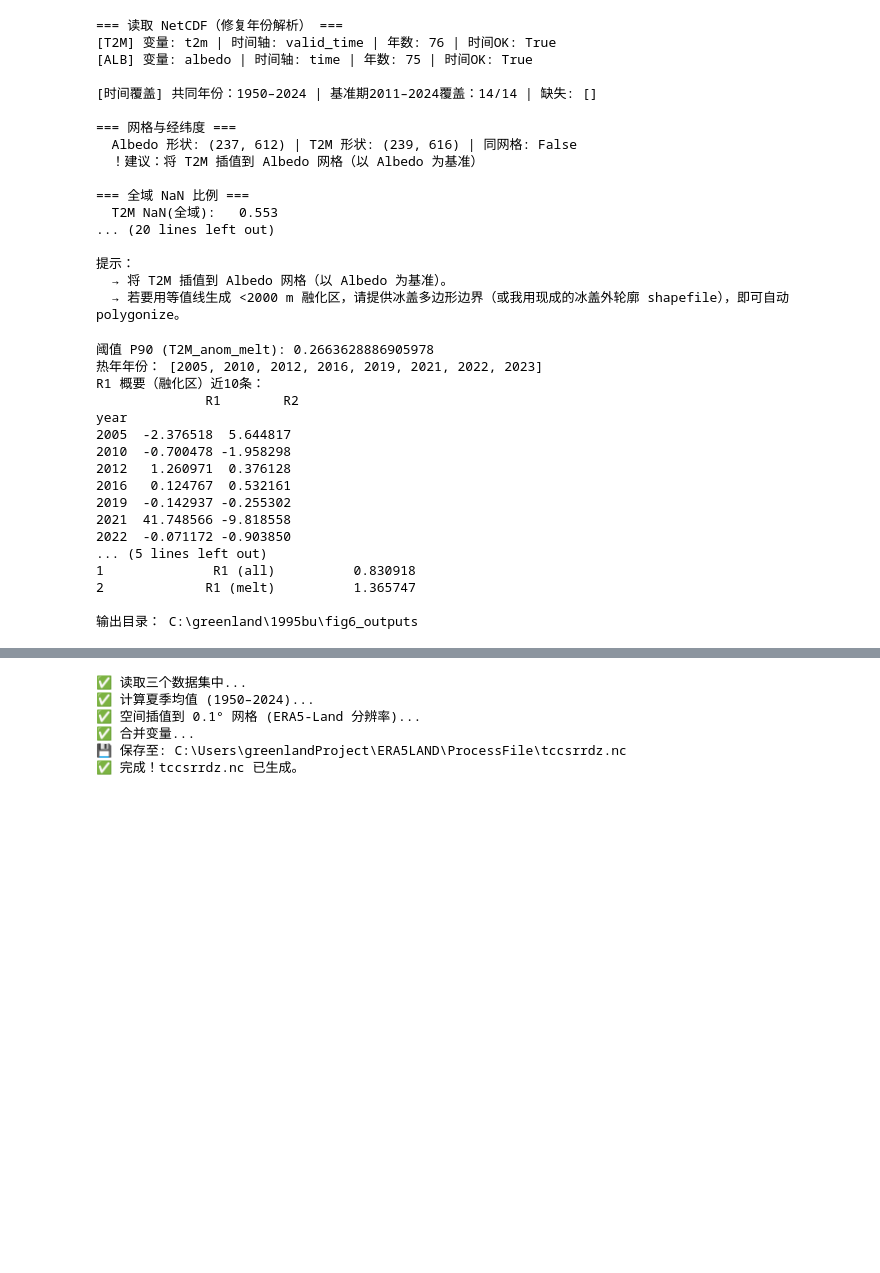
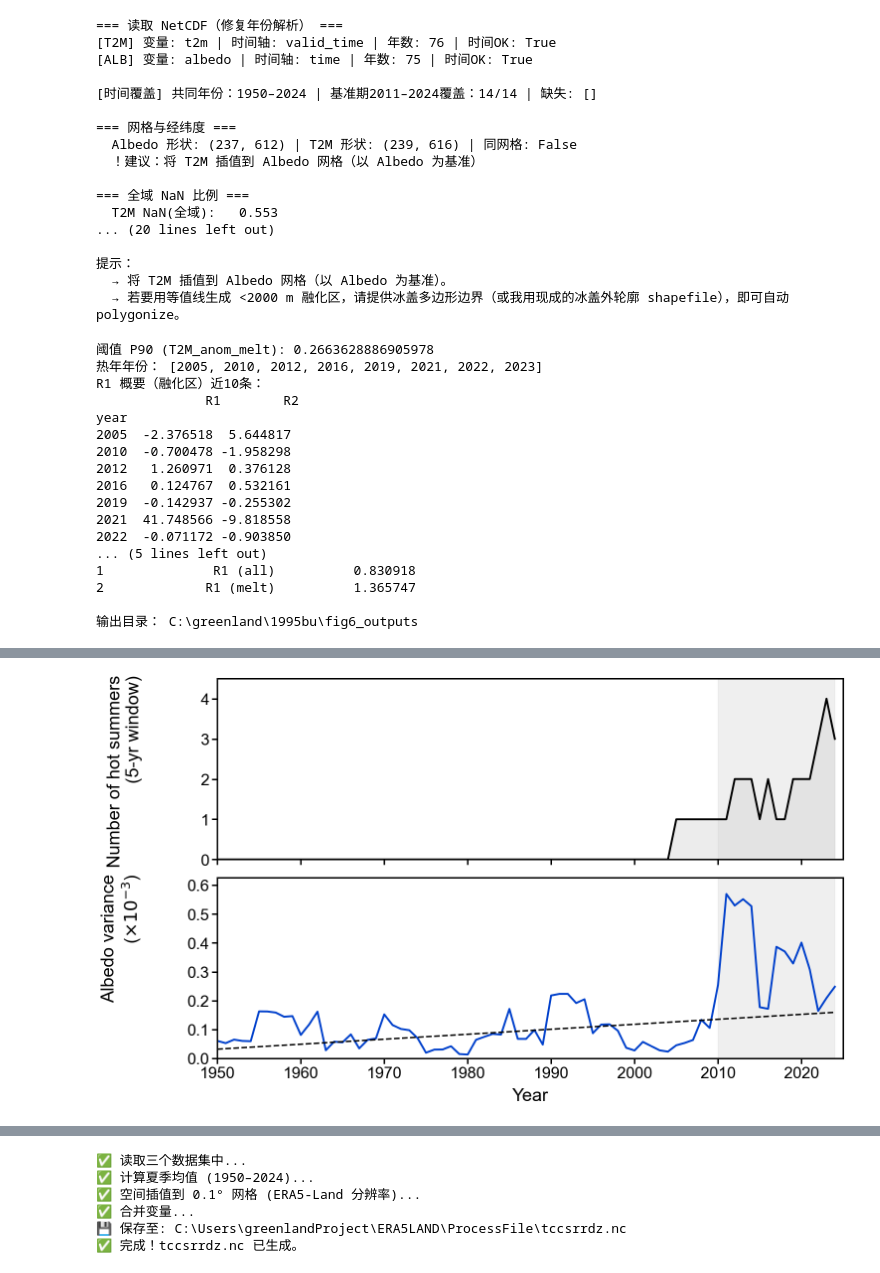
Before and after one commit to OneBasil/GreenlandAlbedo, a Jupyter notebook: fig6.ipynb, the cells around one changed output, grey strips where cells are left out. Drawn from its saved outputs; the diff is of its cells as text; code cells hidden in the pictures; blank space fills up the shorter version.

```diff
--- a/fig6.ipynb
+++ b/fig6.ipynb
@@ -633,0 +910,98 @@ print("\n✅ Final Fig.6 saved to:", OUT_FIG)
+# %%
+# -*- coding: utf-8 -*-
+"""
+Final npj-style Fig.6 (a & c only)
+修复：Y轴单位与标题重复、空隙优化、顶端对齐
+"""
+
+import os
+import pandas as pd
+import numpy as np
+import matplotlib.pyplot as plt
+from scipy.stats import theilslopes
+from matplotlib.ticker import MultipleLocator, FormatStrFormatter
+
+# ===== 路径 =====
+DATA_DIR = r"C:\greenland\1995bu\fig6_outputs"
+OUT_FIG  = os.path.join(DATA_DIR, "Fig6_partial_a_c_fixedunit.png")
+
+# ===== 读取数据 =====
+df = pd.read_csv(os.path.join(DATA_DIR, "Fig6_timeseries_all.csv"), index_col="year")
+
+# ===== 参数 =====
+FONT = 26
+YEAR_MIN, YEAR_MAX = 1950, 2025
+COLOR_GRAY = "#d0d0d0"
+COLOR_BLUE = "#0040cc"
+
+plt.rcParams.update({
+    "font.family": "Arial",
+    "axes.linewidth": 2.2,
+    "xtick.major.width": 2.2,
+    "ytick.major.width": 2.2,
+})
+
+# ===== 图形布局 =====
+fig, axes = plt.subplots(
+    2, 1, figsize=(15, 9),
+    sharex=True,
+    gridspec_kw={"hspace": 0.1, "top": 0.95, "bottom": 0.1, "left": 0.14, "right": 0.98}
+)
+
+# =======================================================
+# (a) 热年次数
+# =======================================================
+ax = axes[0]
+y = df["hot_count_5yr"]
+ax.fill_between(y.index, y, color=COLOR_GRAY, alpha=0.4)
+ax.plot(y.index, y, color="k", lw=2.8, zorder=3)
+ax.axvspan(2010, 2024, color="lightgray", alpha=0.35)
+
+ax.set_xlim(YEAR_MIN, YEAR_MAX)
+ax.set_ylim(0, y.max() + 0.5)
+ax.set_ylabel("Number of hot summers\n(5-yr window)",
+              fontsize=FONT, labelpad=22, loc="top")
+ax.tick_params(axis="both", labelsize=FONT-3, width=2.2, length=8)
+ax.grid(False)
+
+# =======================================================
+# (c) 融化区方差 (修复单位重复)
+# =======================================================
+ax = axes[1]
+if "ALB_var_melt" in df.columns:
+    var = df["ALB_var_melt"].dropna()
+else:
+    var = df["ALB_anom_melt"].rolling(5, min_periods=3).var().dropna()
+
+# 单位调整：转为 ×10⁻³
+var_scaled = var * 1e3
+
+ax.plot(var_scaled.index, var_scaled, color=COLOR_BLUE, lw=2.8)
+resv = theilslopes(var_scaled.values, var_scaled.index.values)
+ax.plot(var_scaled.index, resv[1] + resv[0]*var_scaled.index, color="k", lw=2.2, ls="--")
+ax.axvspan(2010, 2024, color="lightgray", alpha=0.35)
+
+ax.set_xlim(YEAR_MIN, YEAR_MAX)
+ax.set_ylim(0, np.nanmax(var_scaled)*1.1)
+
+ax.set_ylabel("Albedo variance\n($\\times10^{-3}$)", fontsize=FONT, labelpad=22, loc="top")
+ax.set_xlabel("Year", fontsize=FONT, labelpad=10)
+ax.tick_params(axis="both", labelsize=FONT-3, width=2.2, length=8)
+ax.grid(False)
+
+# ---- 刻度格式 ----
+ax.yaxis.set_major_formatter(FormatStrFormatter("%.1f"))
+ax.yaxis.set_major_locator(MultipleLocator(0.1))
+
+# =======================================================
+# 对齐 y-label 顶端
+# =======================================================
+for a in axes:
+    a.yaxis.set_label_coords(-0.12, 1.02)
+
+plt.savefig(OUT_FIG, dpi=400, bbox_inches="tight", facecolor="white")
+plt.show()
+
+print(f"\n✅ Saved: {OUT_FIG}")
+# %% [output]
+[figure, added]
```
Also changed, not shown: parts of 6 cells of this notebook, 7 other files.
